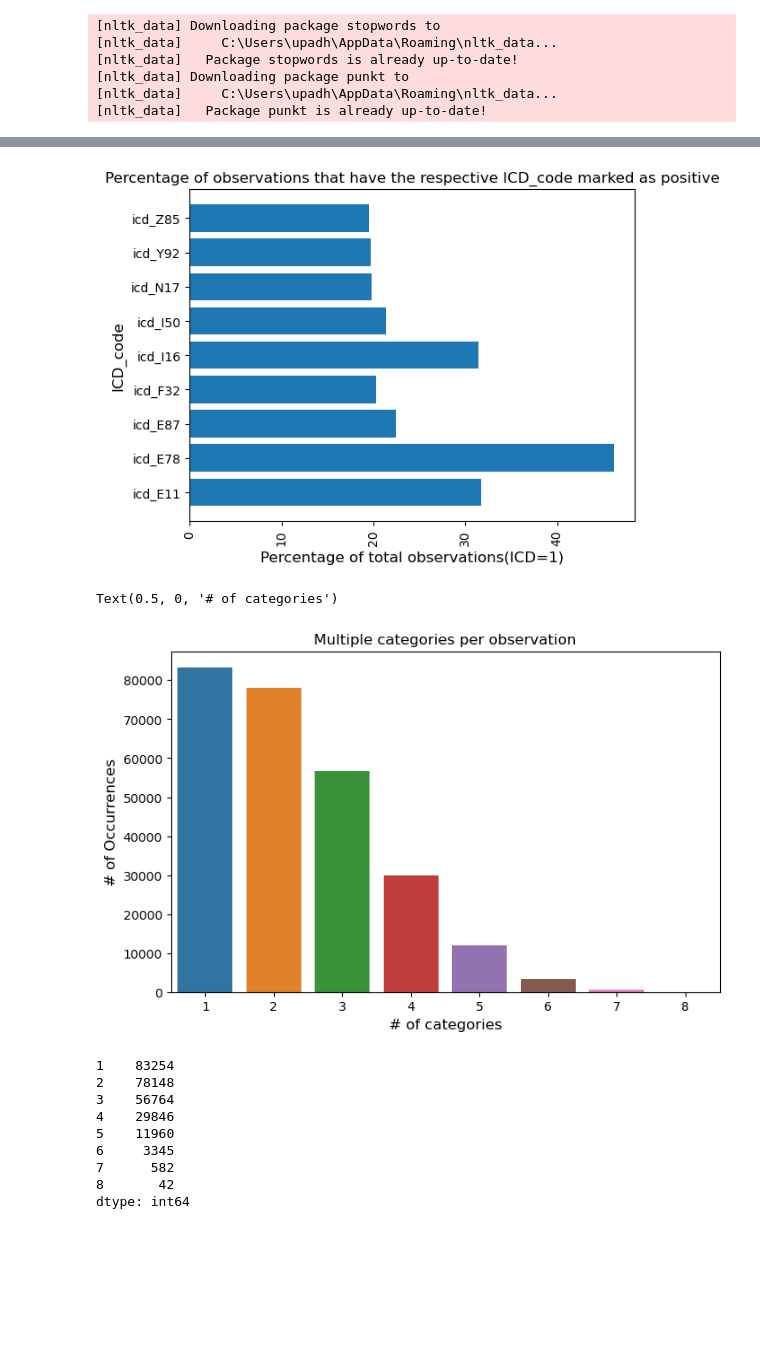
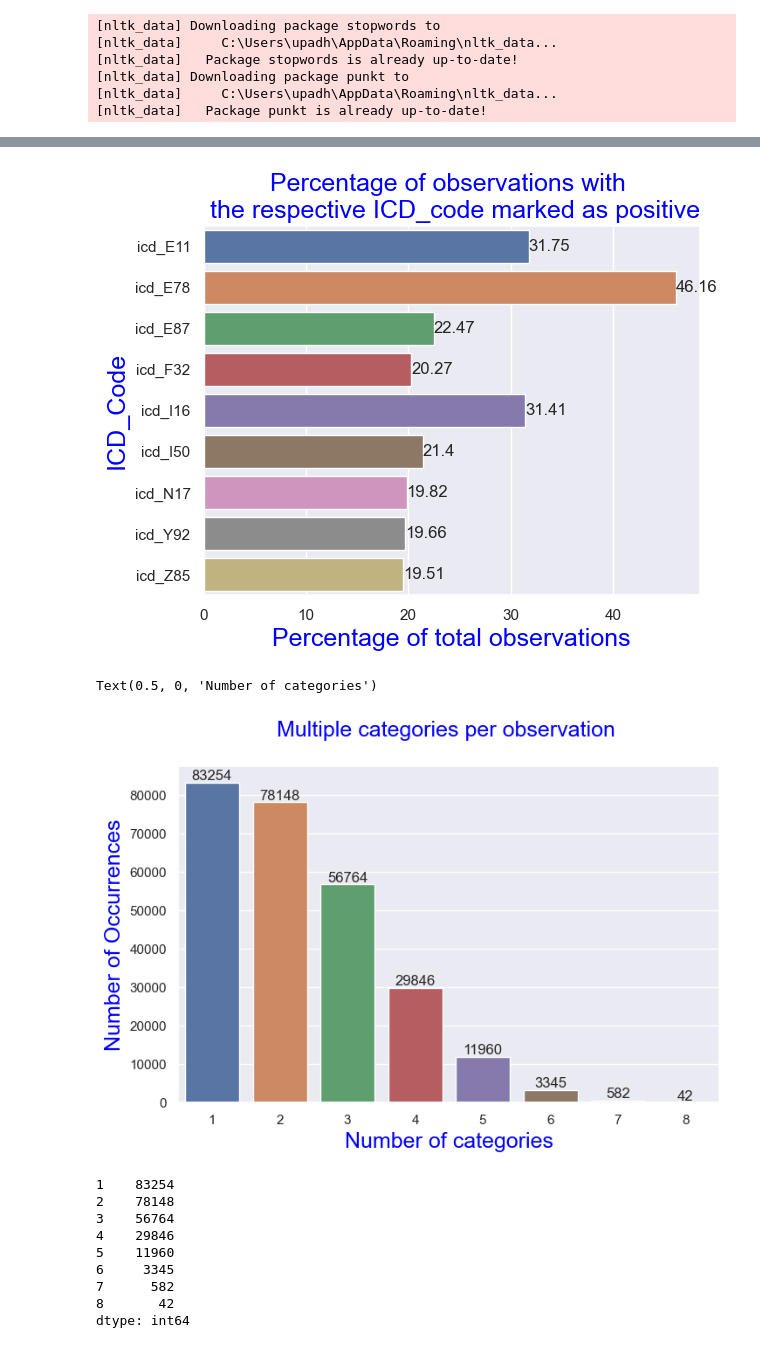
Before and after one commit to smitamisra/EHR_exploration, a Jupyter notebook: notebooks/tokenization_classification.ipynb, the cells around one changed output, grey strips where cells are left out. Saved outputs shown, nothing was run; the diff lists cells and outputs as text; code cells hidden in the pictures; blank space fills up the shorter version.

Commit message:
graphs

```diff
--- a/notebooks/tokenization_classification.ipynb
+++ b/notebooks/tokenization_classification.ipynb
@@ -83,20 +83,26 @@ df_text_ic.head()
 # %%
-df = (((df_text_ic[['icd_E11', 'icd_E78',
+sns.set(style="darkgrid")
+df = round((((df_text_ic[['icd_E11', 'icd_E78',
        'icd_E87', 'icd_F32', 'icd_I16', 'icd_I50', 'icd_N17', 'icd_Y92',
-       'icd_Z85']].sum())*100)/len(df_text_ic)).to_frame().reset_index().rename(columns={'index': 'ICD_code',
+       'icd_Z85']].sum())*100)/len(df_text_ic)), 2).to_frame().reset_index().rename(columns={'index': 'ICD_code',
                                                                                          0: 'percent_Count'})
+ax = sns.barplot(data=df, y='ICD_code', x="percent_Count")
 
-plt.barh(df.ICD_code, df.percent_Count)
-plt.xticks(rotation=90)
-plt.xlabel("Percentage of total observations(ICD=1)", fontsize=12)
-plt.ylabel("ICD_code", fontsize=12)
-plt.title("Percentage of observations that have the respective ICD_code marked as positive")
+for i in ax.containers:
+    ax.bar_label(i,)
+
+
+# plt.barh(df.ICD_code, df.percent_Count)
+# plt.xticks(rotation=90)
+plt.xlabel("Percentage of total observations", fontsize=18, color='blue')
+plt.ylabel("ICD_Code", fontsize=18, color='blue')
+plt.title("Percentage of observations with \n the respective ICD_code marked as positive", fontsize=18, color='blue')
 plt.show()
 # %% [output]
-[figure, old version]
+[figure, new version]
 # %%
 #how many observations have mutiple labels
-
+sns.set(style="darkgrid")
 rowsums = df_text_ic.loc[:,['icd_E11', 'icd_E78',
        'icd_E87', 'icd_F32', 'icd_I16', 'icd_I50', 'icd_N17', 'icd_Y92',
        'icd_Z85']].sum(axis=1)
@@ -105,6 +111,9 @@ x
 #plot
 plt.figure(figsize=(8,5))
 ax = sns.barplot(x= x.index, y=x.values)
+
+for i in ax.containers:
+    ax.bar_label(i,)
 
 #how to plot broke y-axis
 # f, (ax1, ax2, ax3) = plt.subplots(ncols=1, nrows=3,
@@ -125,12 +134,12 @@ ax = sns.barplot(x= x.index, y=x.values)
 # ax3.set_ylabel("")
 # f.text(0.05, 0.55, "'# of Occurrences'", va="center", rotation="vertical")
 
-plt.title("Multiple categories per observation")
-plt.ylabel('# of Occurrences', fontsize=12)
-plt.xlabel('# of categories', fontsize=12)
+plt.title("Multiple categories per observation \n", fontsize=18, color='blue')
+plt.ylabel('Number of Occurrences', fontsize=18, color='blue')
+plt.xlabel('Number of categories', fontsize=18, color='blue')
 # %% [output]
-Text(0.5, 0, '# of categories')
+Text(0.5, 0, 'Number of categories')
-[figure, old version]
+[figure, new version]
 # %%
 x
 # %% [output]
```
Also changed, not shown: parts of 13 cells of this notebook, 2 other files.
